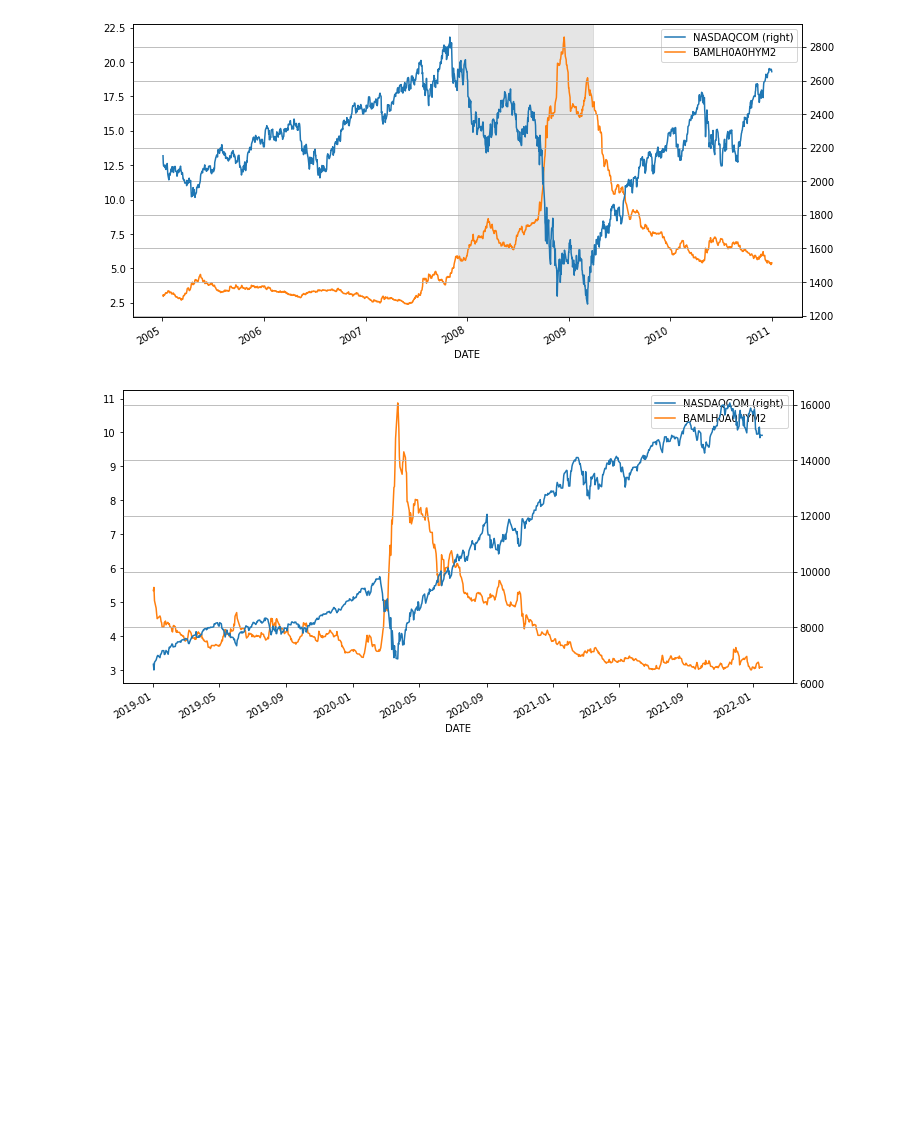
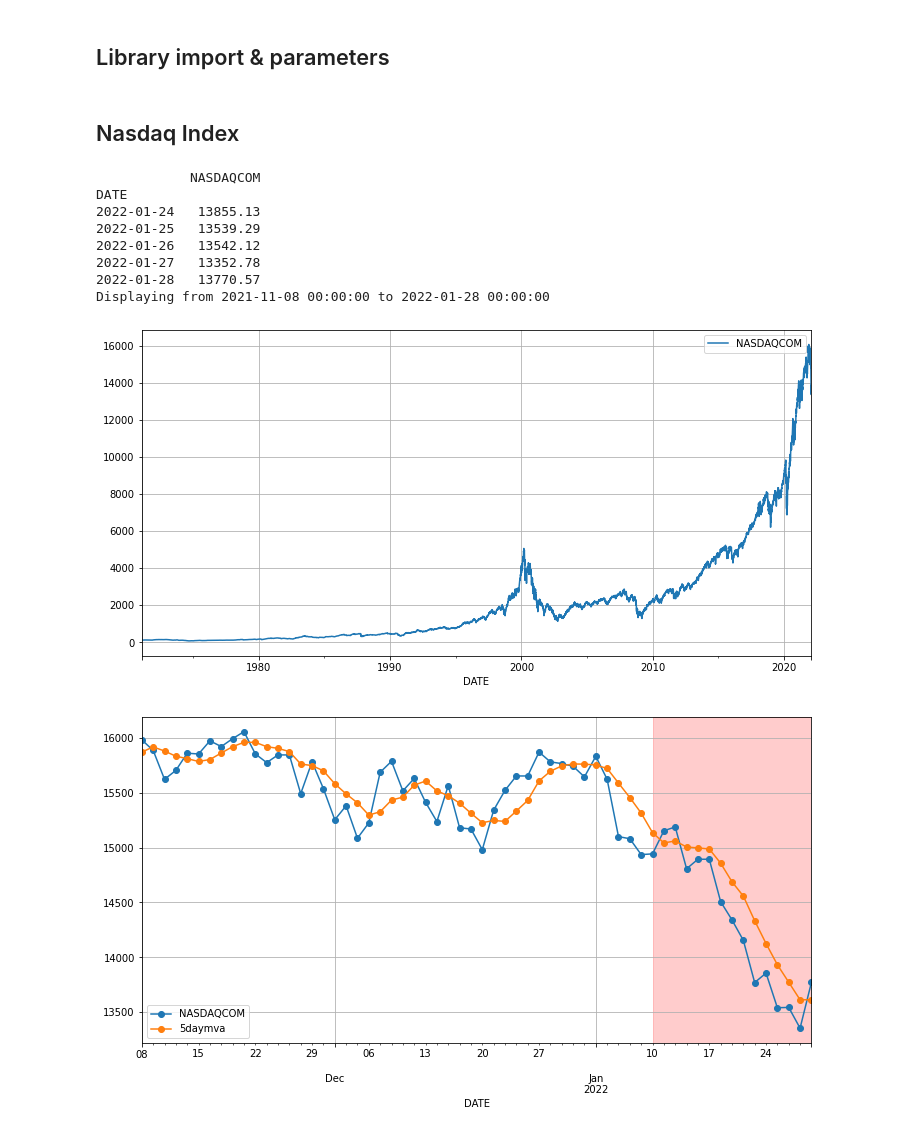
Before and after one commit to kimdesok/FinanceDataReader, a Jupyter notebook: EconomyLeadingIndex.ipynb, the cells around one changed output. Cells and saved outputs as stored; diff of their text form; code cells hidden in the pictures; blank space fills up the shorter version.

Commit message:
added moving averages and commented in English

```diff
--- a/EconomyLeadingIndex.ipynb
+++ b/EconomyLeadingIndex.ipynb
@@ -170,15 +24,2 @@ FRED에서 'ICE BofA US High Yield Index Option-Adjusted Spread'라는 하이일
-# %%
-# 2008년 금융위기, 나스닥지수(NASDAQCOM)와 하이일드 채권 스프레드
-
-df = fdr.DataReader(['NASDAQCOM', 'BAMLH0A0HYM2'], start='2005', end='2011', data_source='fred')
-ax = df.plot(secondary_y='NASDAQCOM')
-ax = ax.axvspan('2007-12-01', '2009-03-30', color='gray', alpha=0.2)
-# %% [output]
-[figure, removed]
-# %%
-# 최근(2020년 10월), 나스닥지수(NASDAQCOM)와 하이일드 채권 스프레드
-
-df = fdr.DataReader(['NASDAQCOM', 'BAMLH0A0HYM2'], start='2019', data_source='fred')
-ax = df.plot(secondary_y='NASDAQCOM')
-# %% [output]
-[figure, removed]
+# %% [markdown]
+## Library import & parameters
@@ -184,0 +35,30 @@ ax = df.plot(secondary_y='NASDAQCOM')
+# %% [markdown]
+## Nasdaq Index
+# %%
+df = fdr.DataReader('NASDAQCOM', data_source='fred')
+df.plot()
+#print(df.tail())
+
+#add 5 day moving average
+#df.info()
+df['5daymva'] = df.rolling(5).mean()
+
+#highlight recent data
+start_date = df.index[-60]
+end_date = df.index[-1]
+highlight_date = df.index[-15]
+
+ax = df[start_date:].plot(marker='o')
+ax = ax.axvspan(highlight_date, end_date, color='red', alpha=0.2)
+print('Displaying from ' + str(start_date) + ' to ' + str(end_date))
+# %% [output]
+            NASDAQCOM
+DATE
+2022-01-24   13855.13
+2022-01-25   13539.29
+2022-01-26   13542.12
+2022-01-27   13352.78
+2022-01-28   13770.57
+Displaying from 2021-11-08 00:00:00 to 2022-01-28 00:00:00
+[figure, added]
+[figure, added]
```
Also changed, not shown: parts of 39 cells of this notebook.
